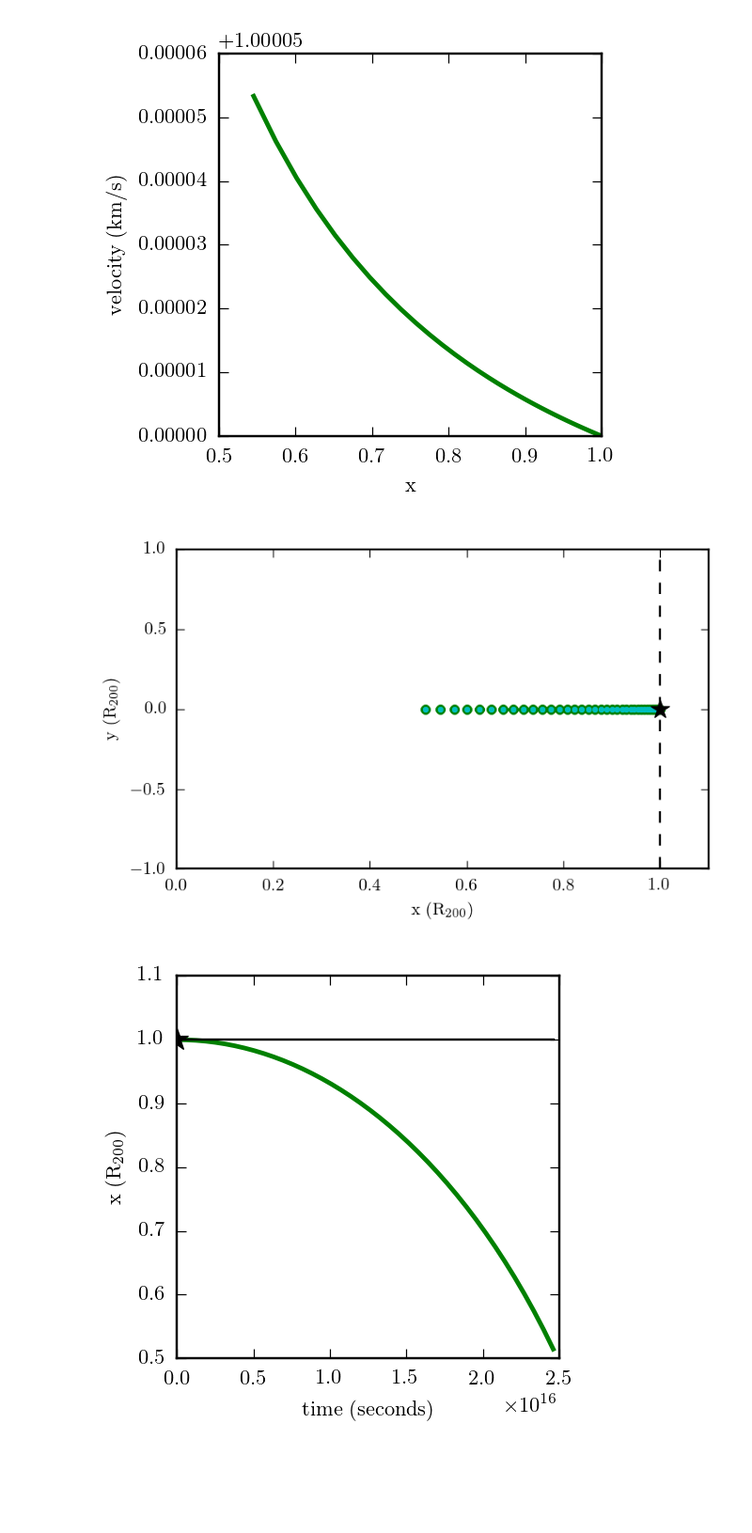
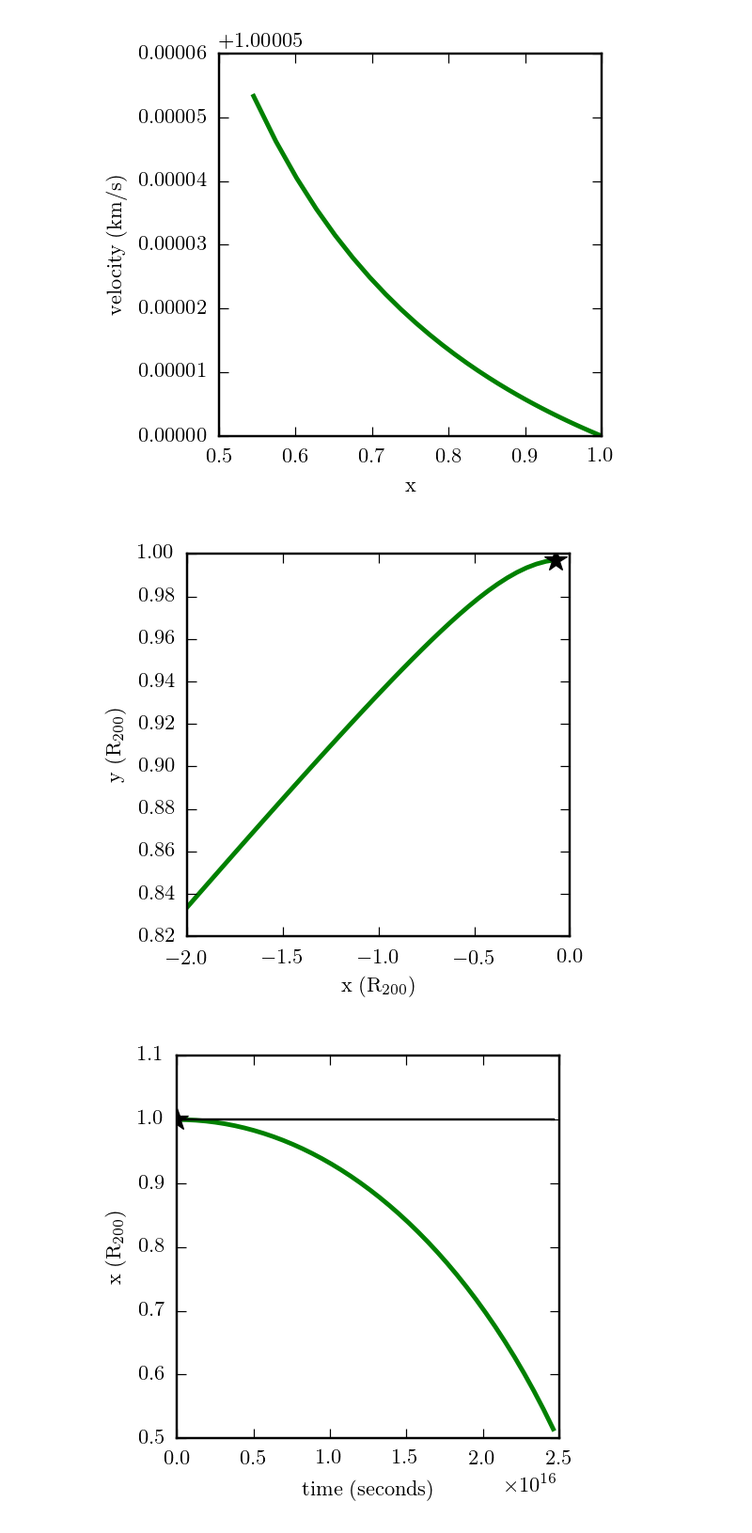
Before and after one commit to norashipp/sidm_orbit_calculation, a Jupyter notebook: src/plotting.ipynb, the cells around one changed output. Shown: that part at 94% size. Saved outputs shown, nothing was run; the diff lists cells and outputs as text; code cells hidden in the pictures; blank space fills up the shorter version.

```diff
--- a/src/plotting.ipynb
+++ b/src/plotting.ipynb
@@ -141,18 +141,18 @@ numerical: (0, 5.02e+05)
 no drag: (0, 5.02e+05)
 [figure]
 # %%
-pylab.figure(figsize=(5,3))
-pylab.plot(xx,yy,'g.',markersize=10,linewidth=2)
-pylab.plot(xx2,yy2,'c.',markersize=5,linewidth=2)
+pylab.figure(figsize=(3,3))
+pylab.plot(xx,yy,'g',markersize=10,linewidth=2)
+# pylab.plot(xx2,yy2,'c.',markersize=5,linewidth=2)
 pylab.plot(data.x0/data.host.R_200,data.y0/data.host.R_200,'k*',markersize=10)
-pylab.plot([1,1],[y1.min()-1,y1.max()+1],'k--')
+# pylab.plot([1,1],[yy.min()-1,yy.max()+1],'k--')
 pylab.xlabel(r'$\mathrm{x\ (R_{200})}$')
 pylab.ylabel(r'$\mathrm{y\ (R_{200})}$')
-pylab.xlim([0*1e22/data.host.R_200,1.1*1e22/data.host.R_200])
-pylab.ylim([-1e22/data.host.R_200,1e22/data.host.R_200])
+# pylab.xlim([-1.1*1e22/data.host.R_200,1.1*1e22/data.host.R_200])
+# pylab.ylim([-1.1*1e22/data.host.R_200,1.1*1e22/data.host.R_200])
 pylab.show()
 # %% [output]
-[figure, old version]
+[figure, new version]
 # %%
 pylab.figure(figsize=(3,3))
 pylab.plot(tt,xx,'g-',markersize=10,linewidth=2)
```
Also changed, not shown: parts of 1 cell of this notebook, 3 other files.
